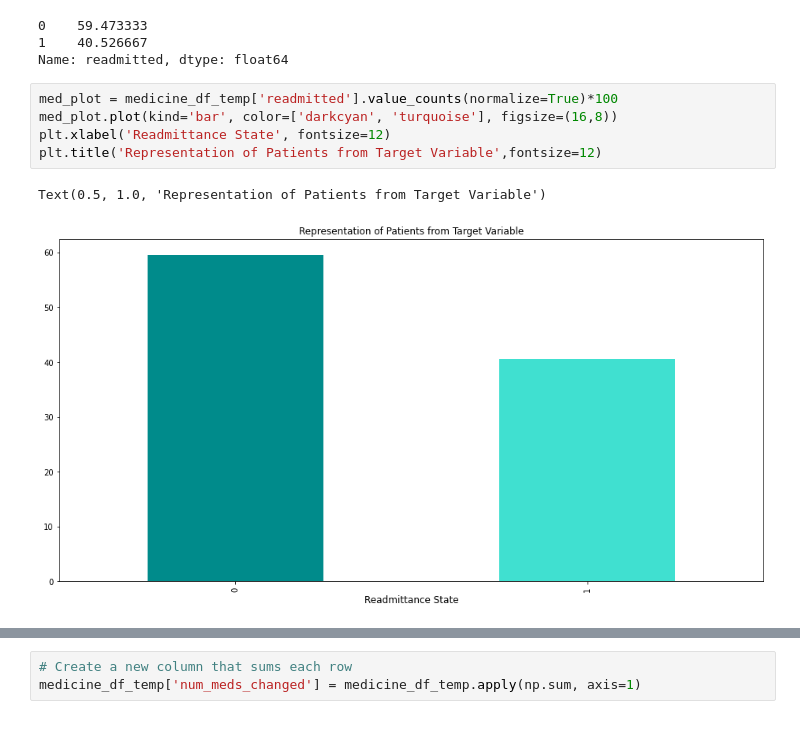
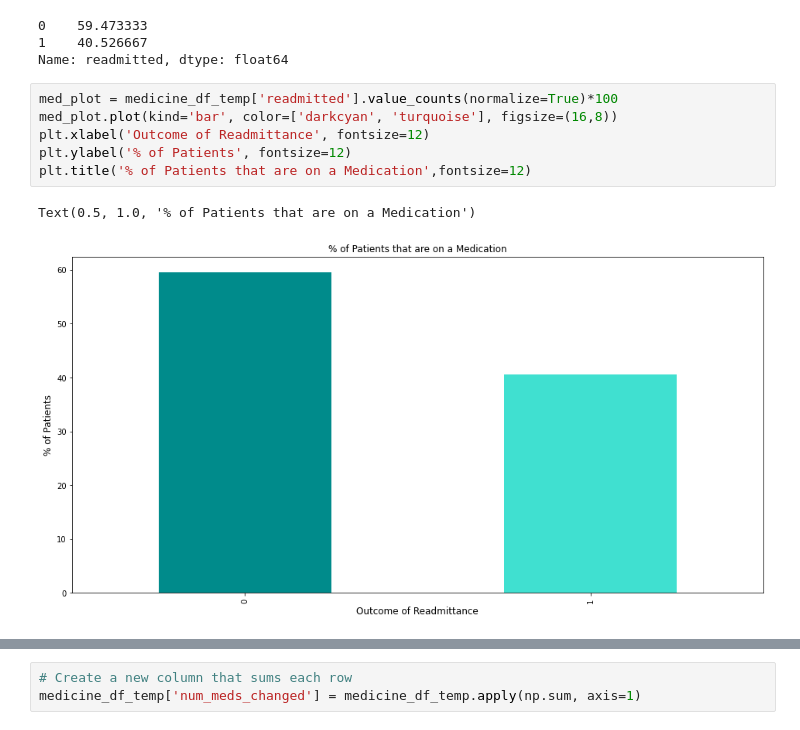
Before and after one commit to juberr/covid_vaccines_mobility, a Jupyter notebook: preprocessed_data.ipynb, the cells around one changed output, grey strips where cells are left out. Cells and saved outputs as stored; diff of their text form.

```diff
--- a/preprocessed_data.ipynb
+++ b/preprocessed_data.ipynb
@@ -325,8 +364,9 @@ Name: readmitted, dtype: float64
 # %%
 med_plot = medicine_df_temp['readmitted'].value_counts(normalize=True)*100
 med_plot.plot(kind='bar', color=['darkcyan', 'turquoise'], figsize=(16,8))
-plt.xlabel('Readmittance State', fontsize=12)
-plt.title('Representation of Patients from Target Variable',fontsize=12)
+plt.xlabel('Outcome of Readmittance', fontsize=12)
+plt.ylabel('% of Patients', fontsize=12)
+plt.title('% of Patients that are on a Medication',fontsize=12)
 # %% [output]
-Text(0.5, 1.0, 'Representation of Patients from Target Variable')
+Text(0.5, 1.0, '% of Patients that are on a Medication')
-[figure, old version]
+[figure, new version]
```
Also changed, not shown: parts of 39 cells of this notebook.
